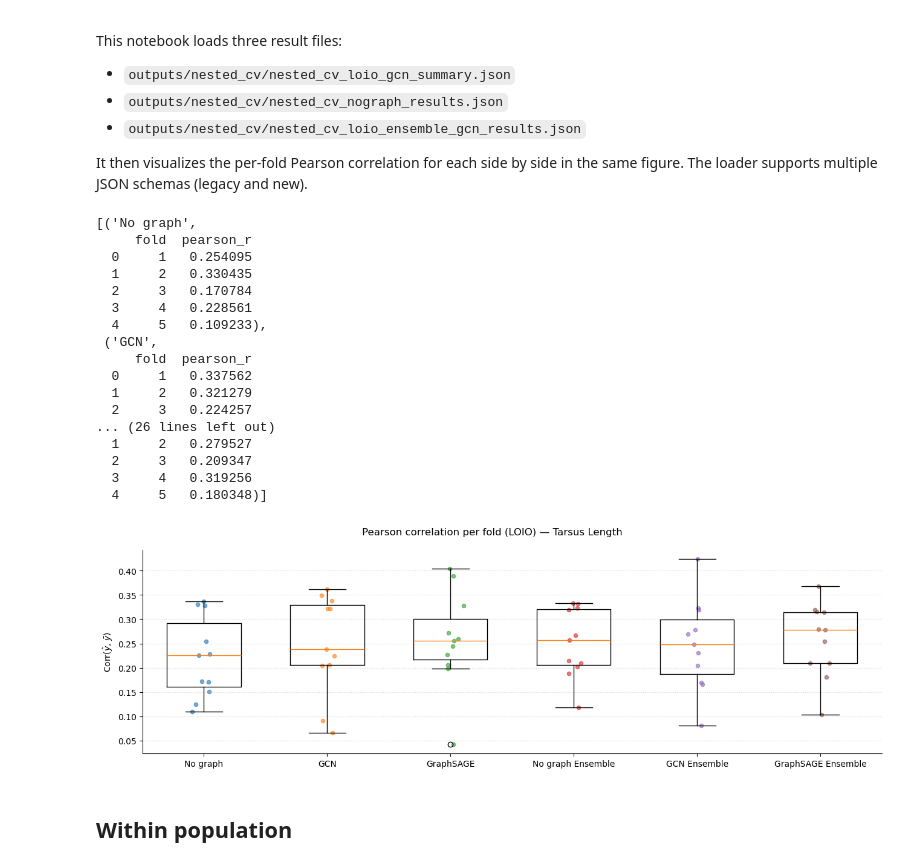
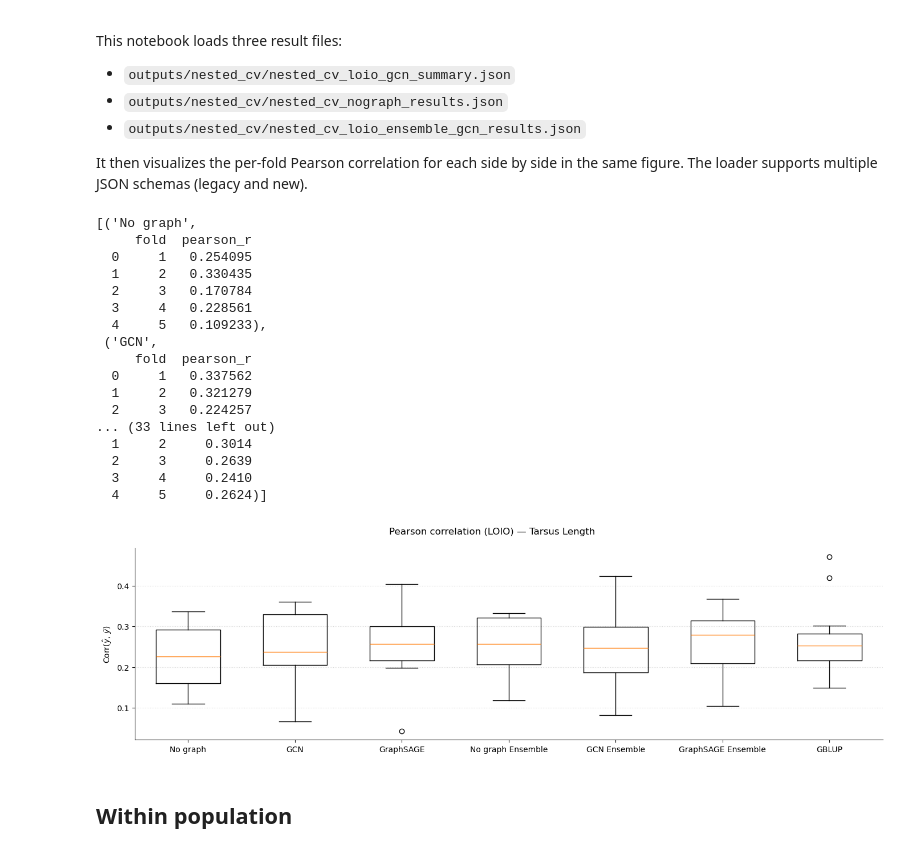
Before and after one commit to simennes/Project_thesis, a Jupyter notebook: nested_cv_analysis.ipynb, the cells around one changed output. Cells and saved outputs as stored; diff of their text form; code cells hidden in the pictures.

Commit message:
gblup prep for mass, wing

```diff
--- a/nested_cv_analysis.ipynb
+++ b/nested_cv_analysis.ipynb
@@ -26,6 +26,7 @@ c_path = Path('outputs/nested_cv/nested_cv_loio_ensemble_gcn_results.json')
 d_path = Path('outputs/nested_cv/nested_cv_loio_sage_results.json')
 e_path = Path('outputs/nested_cv/nested_cv_loio_ensemble_sage_results.json')
 f_path = Path('outputs/nested_cv/nested_cv_loio_ensemble_nograph_results.json')
+g_path = Path('outputs/nested_cv/nested_cv_loio_inla_gblup_results.json')
 
 # Robust parser to support multiple formats
 # - Format A: {"per_fold": [{"fold": int, "pearson_r": float}, ...], "overall": {"pearson_r": float}}
@@ -100,10 +101,10 @@ def plot_boxpanels(results: List[Dict[str, Any]], title: str = 'Pearson correlat
     bp = ax.boxplot(data, vert=True, labels=labels, widths=0.6)
 
     # Jittered points for each group
-    rng = np.random.default_rng(42)
-    for i, vals in enumerate(data, start=1):
-        xi = rng.normal(loc=i, scale=0.05, size=len(vals))
-        ax.scatter(xi, vals, alpha=0.6, s=20)
+    #rng = np.random.default_rng(42)
+    #for i, vals in enumerate(data, start=1):
+        #xi = rng.normal(loc=i, scale=0.05, size=len(vals))
+        #ax.scatter(xi, vals, alpha=0.6, s=20)
 
     # Styling: one clean axis, light grid
     for spine in ['top', 'right']:
@@ -125,6 +126,7 @@ loio_entries =[
     {'label': 'No graph Ensemble', 'path': f_path},
     {'label': 'GCN Ensemble', 'path': c_path},
     {'label': 'GraphSAGE Ensemble', 'path': e_path},
+    {'label': 'GBLUP', 'path': g_path},
 ]
 
 loio_results = load_many(loio_entries)
@@ -143,16 +145,16 @@ loio_results = load_many(loio_entries)
   0     1   0.337562
   1     2   0.321279
   2     3   0.224257
-... (26 lines left out)
-  1     2   0.279527
-  2     3   0.209347
-  3     4   0.319256
-  4     5   0.180348)]
+... (33 lines left out)
+  1     2     0.3014
+  2     3     0.2639
+  3     4     0.2410
+  4     5     0.2624)]
 # %%
 # Compact single-axis boxplot of Pearson r for the six configurations (LOIO)
-plot_boxpanels(loio_results, title='Pearson correlation per fold (LOIO) — Tarsus Length')
+plot_boxpanels(loio_results, title='Pearson correlation (LOIO) — Tarsus Length')
 # %% [output]
-[figure, old version]
+[figure, new version]
 # %% [markdown]
 ## Within population
 # %%
```
Also changed, not shown: 37 other files.
